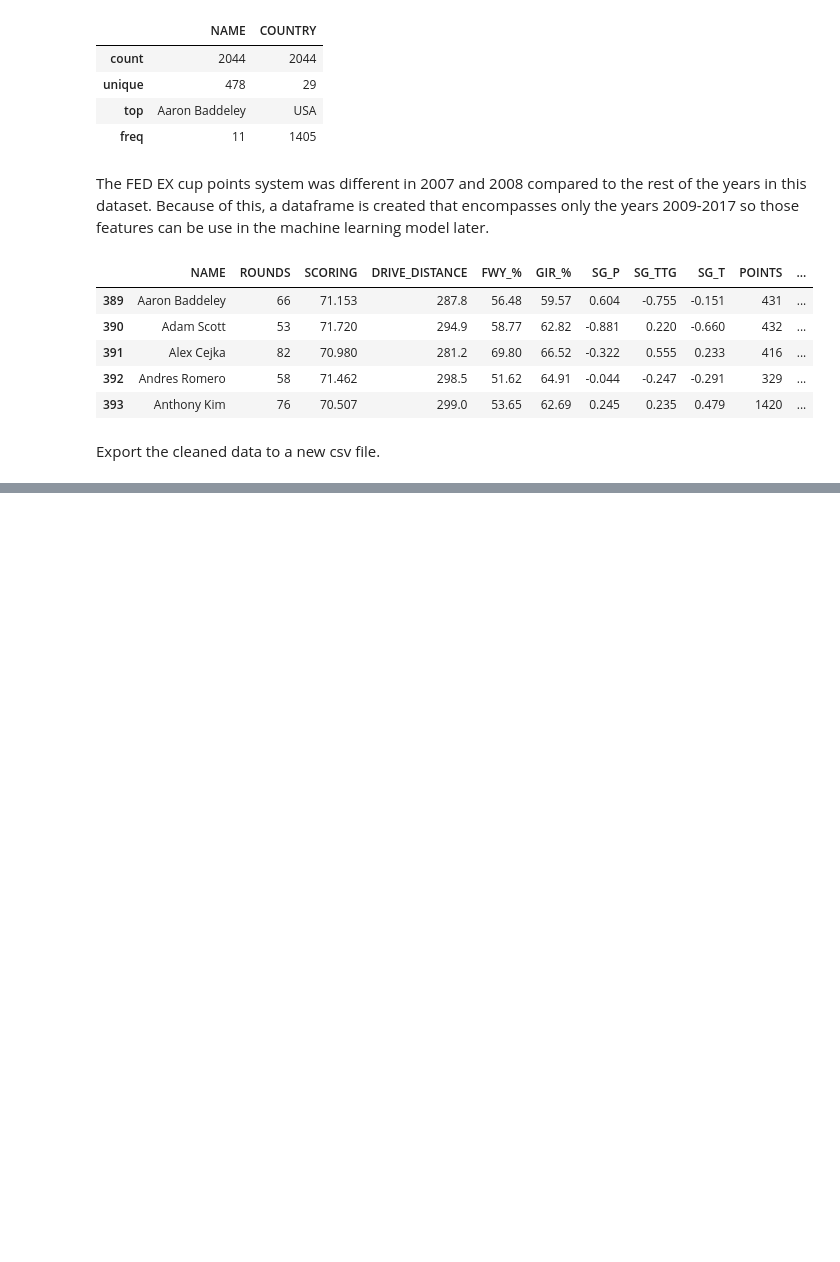
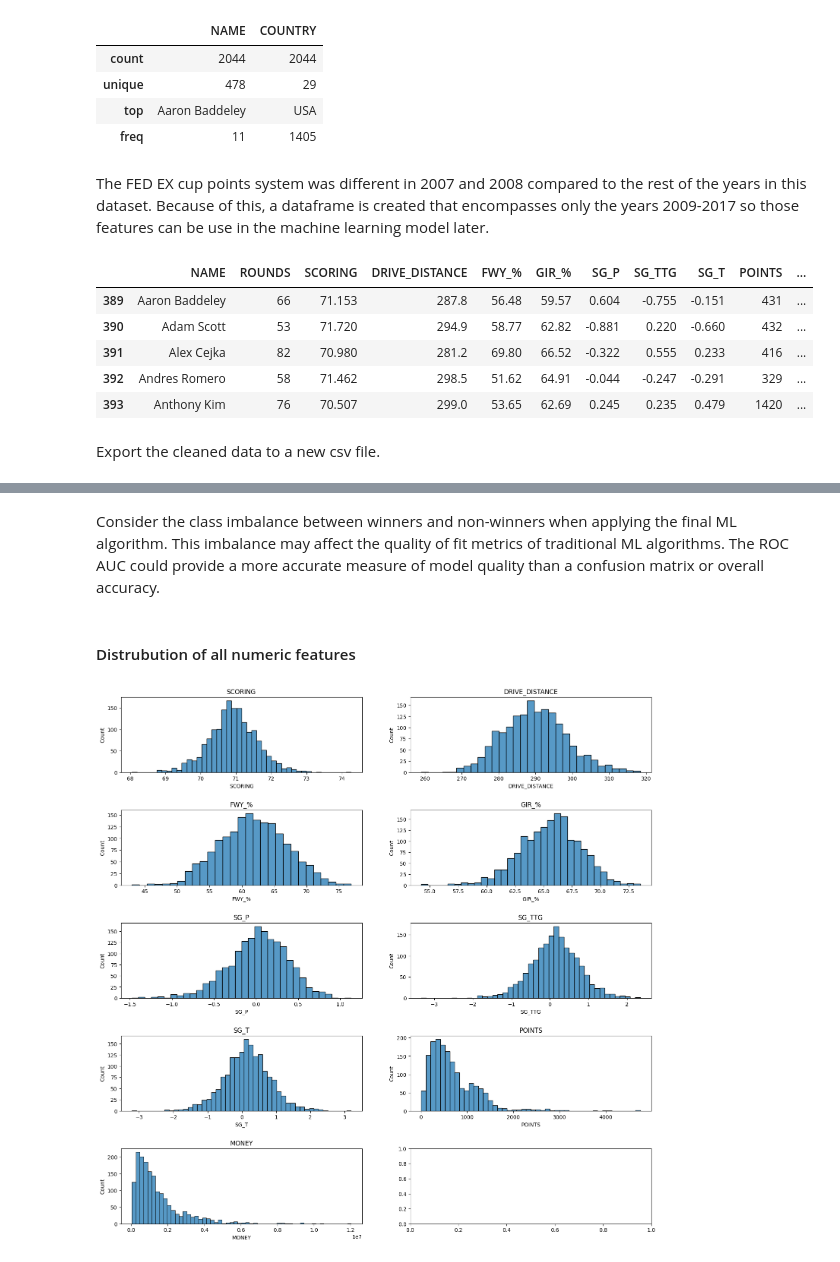
Before and after one commit to filipbagen/golf-performance-analysis, a Jupyter notebook: golf-performance-analysis.ipynb, the cells around one changed output, grey strips where cells are left out. Drawn from its saved outputs; the diff is of its cells as text; code cells hidden in the pictures; blank space fills up the shorter version.

```diff
--- a/golf-performance-analysis.ipynb
+++ b/golf-performance-analysis.ipynb
@@ -170,0 +182,21 @@ df.to_csv('data/processed/pgatour_cleaned.csv', index = False)
+# %% [markdown]
+Consider the class imbalance between winners and non-winners when applying the final ML algorithm. This imbalance may affect the quality of fit metrics of traditional ML algorithms. The ROC AUC could provide a more accurate measure of model quality than a confusion matrix or overall accuracy.
+# %% [markdown]
+#### Distrubution of all numeric features
+# %%
+f, ax = plt.subplots(nrows = 5, ncols = 2, figsize=(18,18))
+columns = ['SCORING', 'DRIVE_DISTANCE', 'FWY_%', 'GIR_%', 'SG_P',
+       'SG_TTG', 'SG_T', 'POINTS', 'MONEY']
+row = 0
+col = 0
+for i, column in enumerate(columns):
+    g = sns.histplot(df2[column], ax=ax[row][col])
+    g.set(title =  column)
+    col += 1
+    if col == 2:
+        col = 0
+        row += 1
+
+plt.subplots_adjust(left=None, bottom=None, right=None, top=None, wspace=None, hspace=.5)
+# %% [output]
+[figure, added]
```
Also changed, not shown: parts of 47 cells of this notebook, 1 other file.
